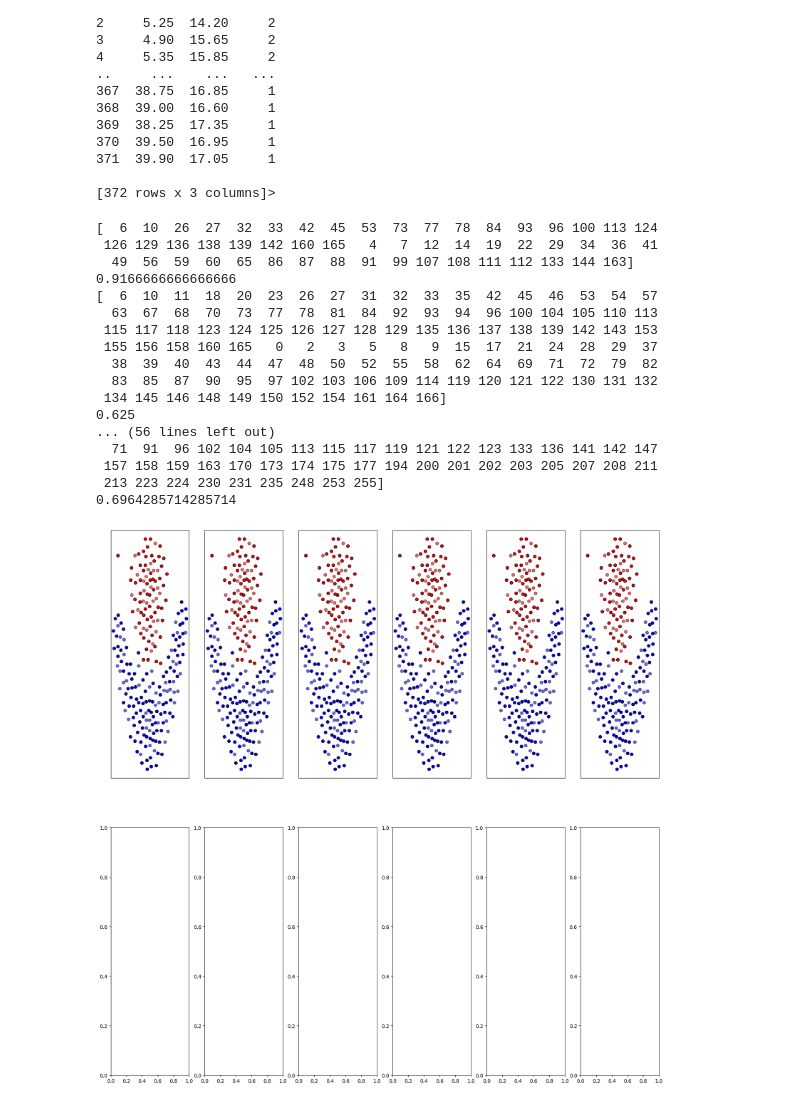
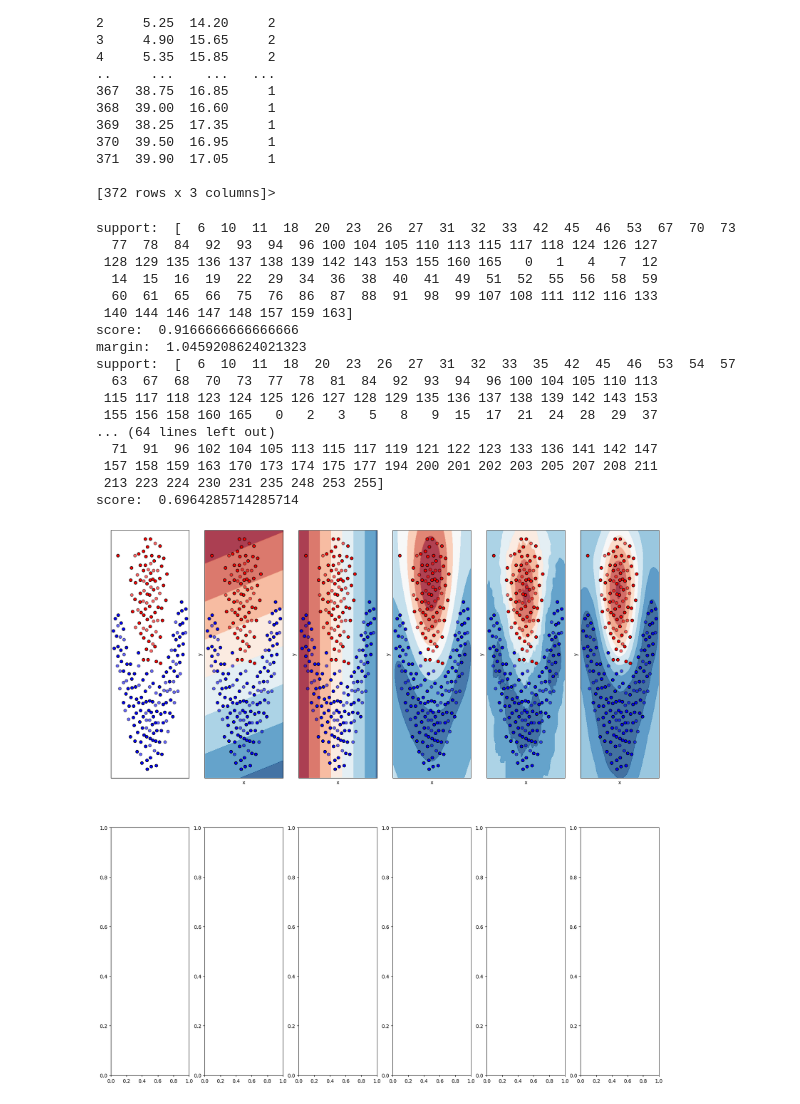
Before and after one commit to bblachut/PUM, a Jupyter notebook: lab3/PUMy_lab3.ipynb, the cells around one changed output. Drawn from its saved outputs; the diff is of its cells as text; code cells hidden in the pictures.

```diff
--- a/lab3/PUMy_lab3.ipynb
+++ b/lab3/PUMy_lab3.ipynb
@@ -86,21 +86,31 @@ def hinge(X, Y):
   return res
 # %%
 classifiers = [
-    SVC(kernel="linear"),
-    SVC(kernel=natural_scalar_product),
+    SVC(kernel="linear", C=0.025),
+    SVC(kernel=natural_scalar_product, C=0.025),
     SVC(kernel="rbf", C=0.025),
     SVC(kernel=step, C=0.025),
     SVC(kernel=hinge, C=0.025),
     ]
+# %%
+def get_margin(clf):
+  clf = clf.get_params()['svc']
+  w = clf.coef_[0]
+  a = -w[0] / w[1]
+  xx = np.linspace(-5, 5)
+  yy = a * xx - (clf.intercept_[0]) / w[1]
+
+  margin = 1 / np.sqrt(np.sum(clf.coef_**2))
+  yy_down = yy - np.sqrt(1 + a**2) * margin
+  yy_up = yy + np.sqrt(1 + a**2) * margin
+
+  return margin
 # %%
 i = 0
 for df in datasets:
   j = 0
 
-  X = df[["x", "y"]]
-  y = df["type"]
-
-  # X, y = df.iloc[:, 0:-1], df.iloc[:, -1]
+  X, y = df.iloc[:, 0:-1], df.iloc[:, -1]
   X_train, X_test, y_train, y_test = train_test_split(X, y, test_size=0.3, random_state=42)
 
   x_min, x_max = X['x'].min() - 0.5, X['x'].max() + 0.5
@@ -122,45 +132,48 @@ for df in datasets:
 
   for clf in classifiers:
     clf = make_pipeline(StandardScaler(), clf)
     clf.fit(X_train, y_train)
-    # DecisionBoundaryDisplay.from_estimator(clf, X, cmap=cm, alpha=0.8, ax=ax, eps=0.5)
+    DecisionBoundaryDisplay.from_estimator(clf, X, cmap=cm, alpha=0.8, ax=ax[i, j], eps=0.5)
 
     support = clf.get_params()['svc'].support_
-    print(support)
+    print("support: ", support)
 
     score = clf.score(X_test, y_test)
-    print(score)
+    print("score: ", score)
+
+    if j == 1:
+      print("margin: ", get_margin(clf))
 
     ax[i, j].scatter(X_train['x'], X_train['y'], c=y_train, cmap=cm_bright, edgecolors="k")
     ax[i, j].scatter(X_test['x'], X_test['y'], c=y_test, cmap=cm_bright, edgecolors="k", alpha=0.6)
 
     ax[i, j].set_xlim(x_min, x_max)
     ax[i, j].set_ylim(y_min, y_max)
     ax[i, j].set_xticks(())
     ax[i, j].set_yticks(())
 
     j += 1
 
   i += 1
 
 plt.tight_layout()
 plt.show()
 # %% [output]
-[  6  10  26  27  32  33  42  45  53  73  77  78  84  93  96 100 113 124
- 126 129 136 138 139 142 160 165   4   7  12  14  19  22  29  34  36  41
-  49  56  59  60  65  86  87  88  91  99 107 108 111 112 133 144 163]
-0.9166666666666666
-[  6  10  11  18  20  23  26  27  31  32  33  35  42  45  46  53  54  57
+support:  [  6  10  11  18  20  23  26  27  31  32  33  42  45  46  53  67  70  73
+  77  78  84  92  93  94  96 100 104 105 110 113 115 117 118 124 126 127
+ 128 129 135 136 137 138 139 142 143 153 155 160 165   0   1   4   7  12
+  14  15  16  19  22  29  34  36  38  40  41  49  51  52  55  56  58  59
+  60  61  65  66  75  76  86  87  88  91  98  99 107 108 111 112 116 133
+ 140 144 146 147 148 157 159 163]
+score:  0.9166666666666666
+margin:  1.0459208624021323
+support:  [  6  10  11  18  20  23  26  27  31  32  33  35  42  45  46  53  54  57
   63  67  68  70  73  77  78  81  84  92  93  94  96 100 104 105 110 113
  115 117 118 123 124 125 126 127 128 129 135 136 137 138 139 142 143 153
  155 156 158 160 165   0   2   3   5   8   9  15  17  21  24  28  29  37
-  38  39  40  43  44  47  48  50  52  55  58  62  64  69  71  72  79  82
-  83  85  87  90  95  97 102 103 106 109 114 119 120 121 122 130 131 132
- 134 145 146 148 149 150 152 154 161 164 166]
-0.625
-... (56 lines left out)
+... (64 lines left out)
   71  91  96 102 104 105 113 115 117 119 121 122 123 133 136 141 142 147
  157 158 159 163 170 173 174 175 177 194 200 201 202 203 205 207 208 211
  213 223 224 230 231 235 248 253 255]
-0.6964285714285714
+score:  0.6964285714285714
-[figure, old version]
+[figure, new version]
```
Also changed, not shown: parts of 2 cells of this notebook.
